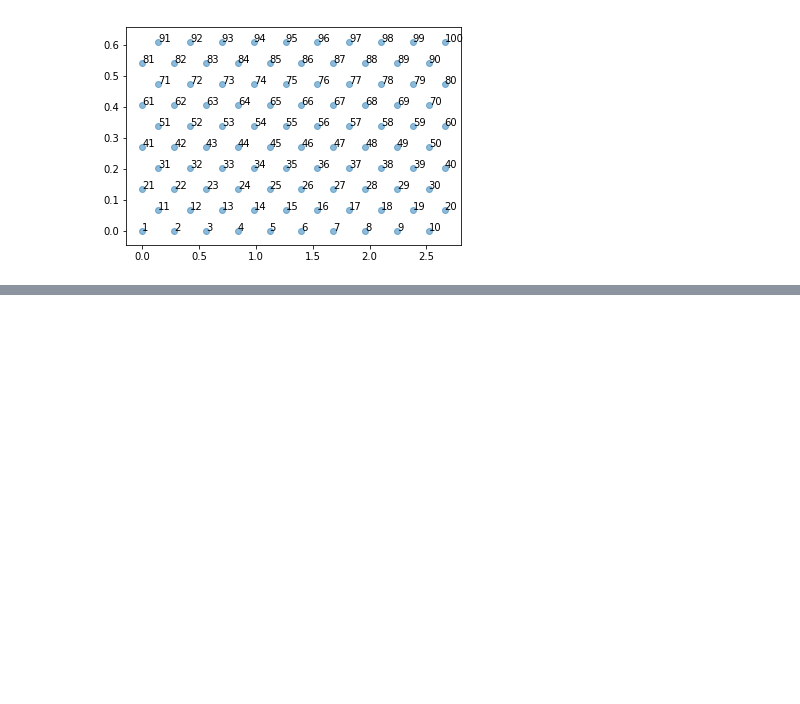
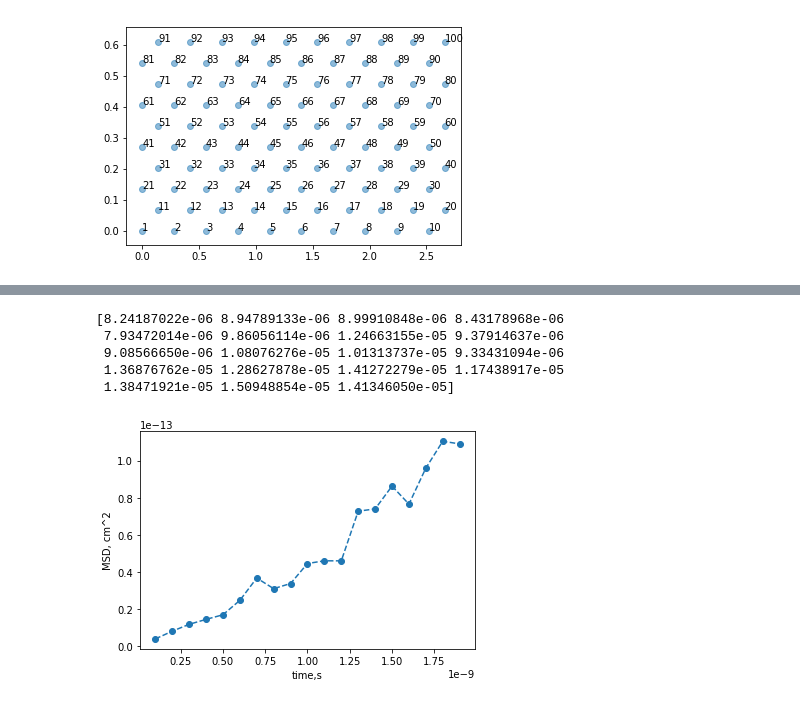
Before and after one commit to Abiyouxin/2D_hopping, a Jupyter notebook: hexagonal_lattice_2.2.ipynb, the cells around one changed output, grey strips where cells are left out. Cells and saved outputs as stored; diff of their text form; code cells hidden in the pictures; blank space fills up the shorter version.

Commit message:
plot MSD against time

```diff
--- a/hexagonal_lattice_2.2.ipynb
+++ b/hexagonal_lattice_2.2.ipynb
@@ -3,12 +3,6 @@ import numpy as np
 import random
 import matplotlib.pyplot as plt
 import pandas as pd
-# %%
-# Temperature
-T = 278
-# Boltzmann constant
-kB = 8.617332e-5
-kT = kB * T
 # %%
 # N must be even and this will make a lattice with N points in x and N points in y directions
 
@@ -218,8 +201,0 @@ def condition(E_act, time_limit, noise, no_of_runs):
-# %%
-E = np.random.uniform(-1, 1, (N**2))
-
-for i in range(5):
-    results = condition(0.70, 1.0e-10, 0, 10)
-    results.loc[:, "cumulative average"] = results['diffusion coefficient,cm^2/s'].rolling(2).mean()
-    results.plot.bar(y="cumulative average")
-plt.show()
@@ -231,0 +202,39 @@ plt.show()
+# %%
+E = np.random.uniform(-1, 1, (N**2))
+tot_time = 1.0e-10
+time_limit = 1.0e-10
+
+E_act = 0.18
+t = 1.0e-10
+noise = 0
+temp = 278
+no_of_runs = 100
+
+x_time = np.array([])
+y_msd = np.array([])
+y_diff_coeff = np.array([])
+while tot_time < time_limit*20:
+    x_time = np.append(x_time, t)
+    results = simulation(E_act, t, noise, temp, no_of_runs)
+
+    msd = results['squared displacement,cm^2'].mean()
+    y_msd = np.append(y_msd, msd)
+    mean_diff_coeff = results['diffusion coefficient,cm^2/s'].mean()
+    y_diff_coeff = np.append(y_diff_coeff, mean_diff_coeff)
+    t += time_limit
+    tot_time += time_limit
+
+#print(y_msd)
+#print(x_time)
+print(y_diff_coeff)
+plt.plot(x_time, y_msd, linestyle='--', marker='o')
+plt.xlabel('time,s')
+plt.ylabel('MSD, cm^2')
+plt.show()
+# %% [output]
+[8.24187022e-06 8.94789133e-06 8.99910848e-06 8.43178968e-06
+ 7.93472014e-06 9.86056114e-06 1.24663155e-05 9.37914637e-06
+ 9.08566650e-06 1.08076276e-05 1.01313737e-05 9.33431094e-06
+ 1.36876762e-05 1.28627878e-05 1.41272279e-05 1.17438917e-05
+ 1.38471921e-05 1.50948854e-05 1.41346050e-05]
+[figure, added]
```
Also changed, not shown: parts of 3 cells of this notebook.
